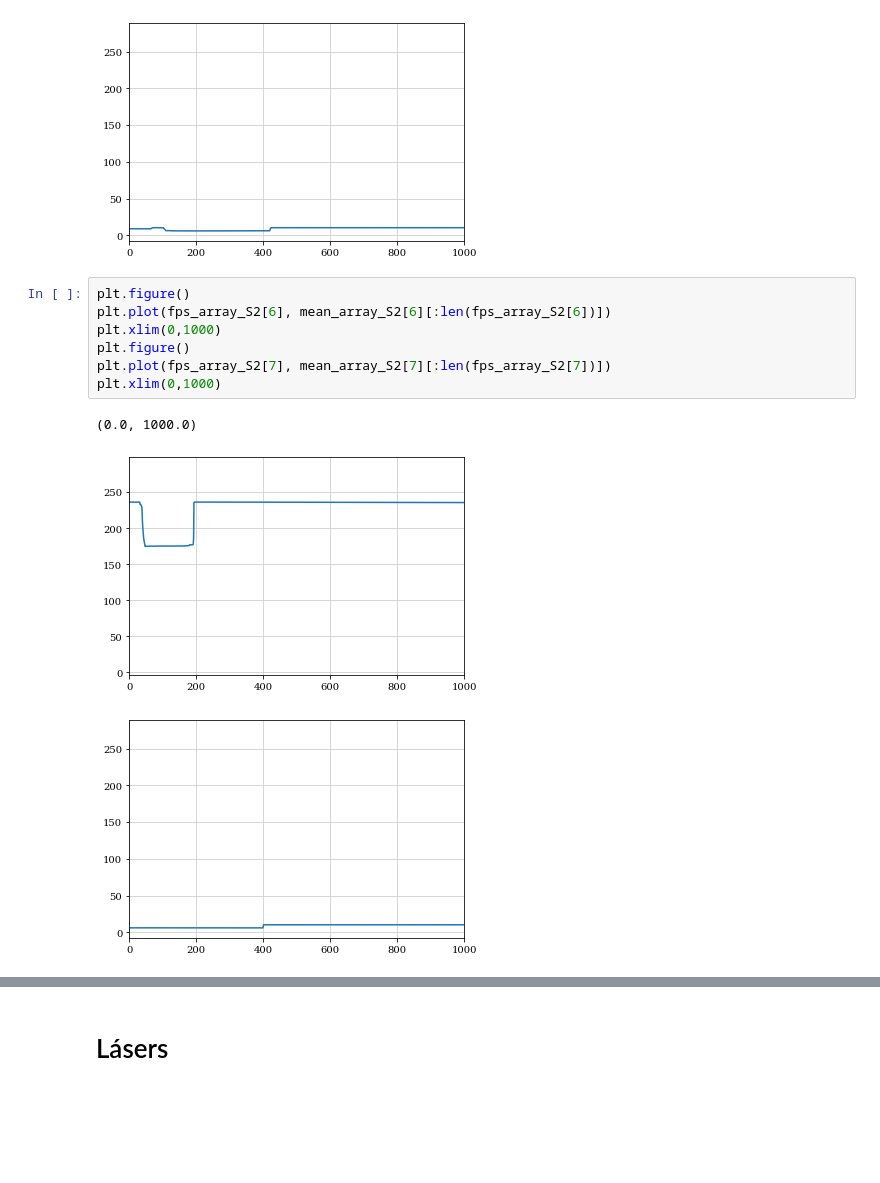
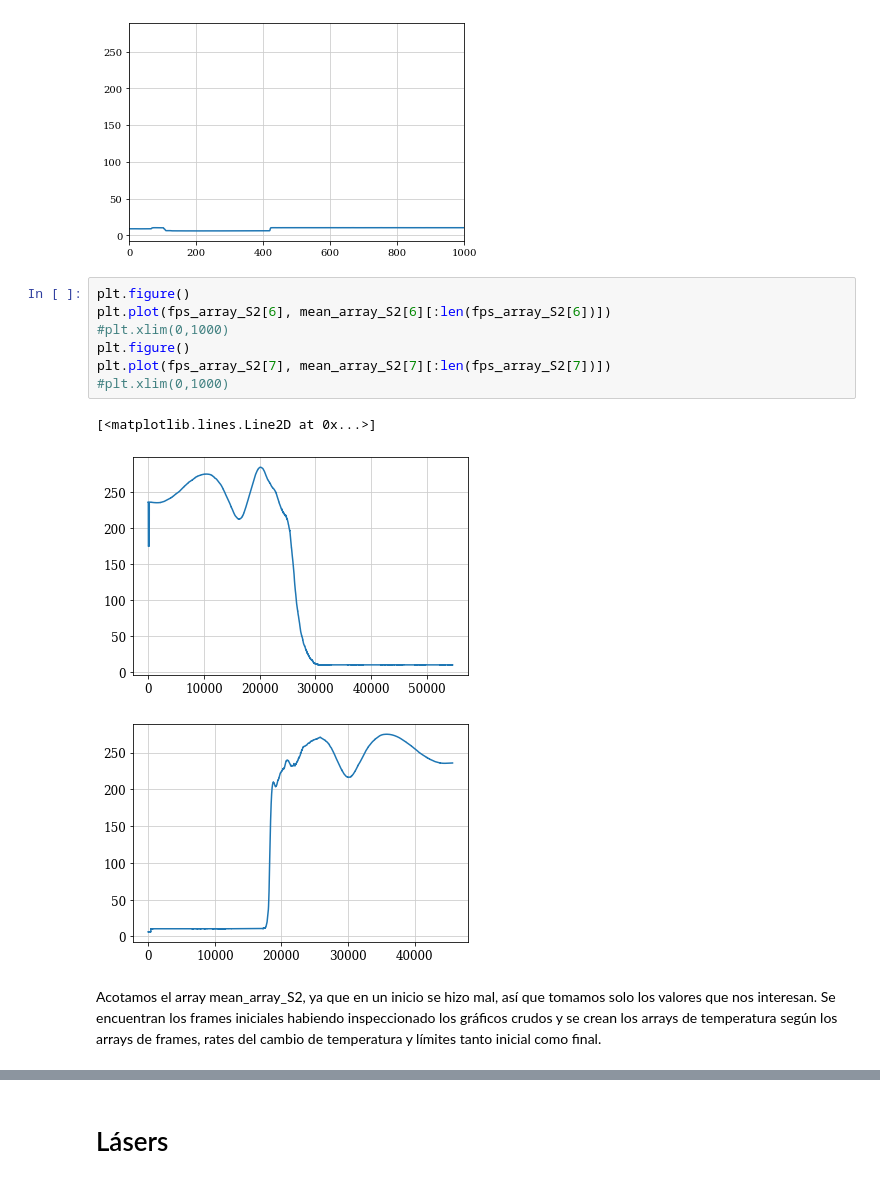
Before and after one commit to Wenupi/analysis-liquid_crystals, a Jupyter notebook: termo.ipynb, the cells around one changed output, grey strips where cells are left out. Cells and saved outputs as stored; diff of their text form; blank space fills up the shorter version.

```diff
--- a/termo.ipynb
+++ b/termo.ipynb
@@ -431,14 +435,16 @@ plt.xlim(0, 1000)
 # %%
 plt.figure()
 plt.plot(fps_array_S2[6], mean_array_S2[6][:len(fps_array_S2[6])])
-plt.xlim(0,1000)
+#plt.xlim(0,1000)
 plt.figure()
 plt.plot(fps_array_S2[7], mean_array_S2[7][:len(fps_array_S2[7])])
-plt.xlim(0,1000)
+#plt.xlim(0,1000)
 # %% [output]
-(0.0, 1000.0)
+[<matplotlib.lines.Line2D at 0x...>]
-[figure, old version]
+[figure, new version]
-[figure, old version]
+[figure, new version]
+# %% [markdown]
+Acotamos el array mean_array_S2, ya que en un inicio se hizo mal, así que tomamos solo los valores que nos interesan. Se encuentran los frames iniciales habiendo inspeccionado los gráficos crudos y se crean los arrays de temperatura según los arrays de frames, rates del cambio de temperatura y límites tanto inicial como final.
 # %%
 range_initial_frame = np.array([[550, 600], [100, 160],
                                 [100, 200], [100, 200],
```
Also changed, not shown: parts of 11 cells of this notebook, 4 other files.
